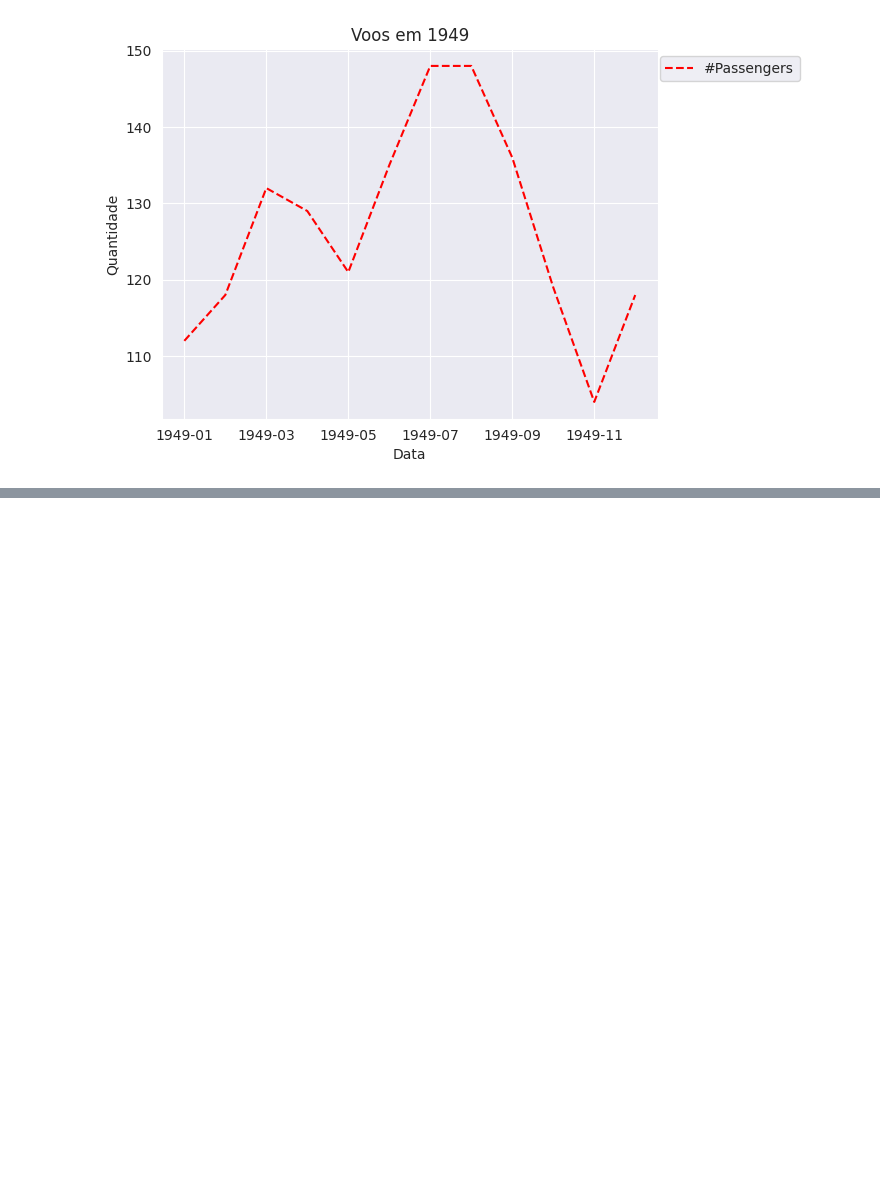
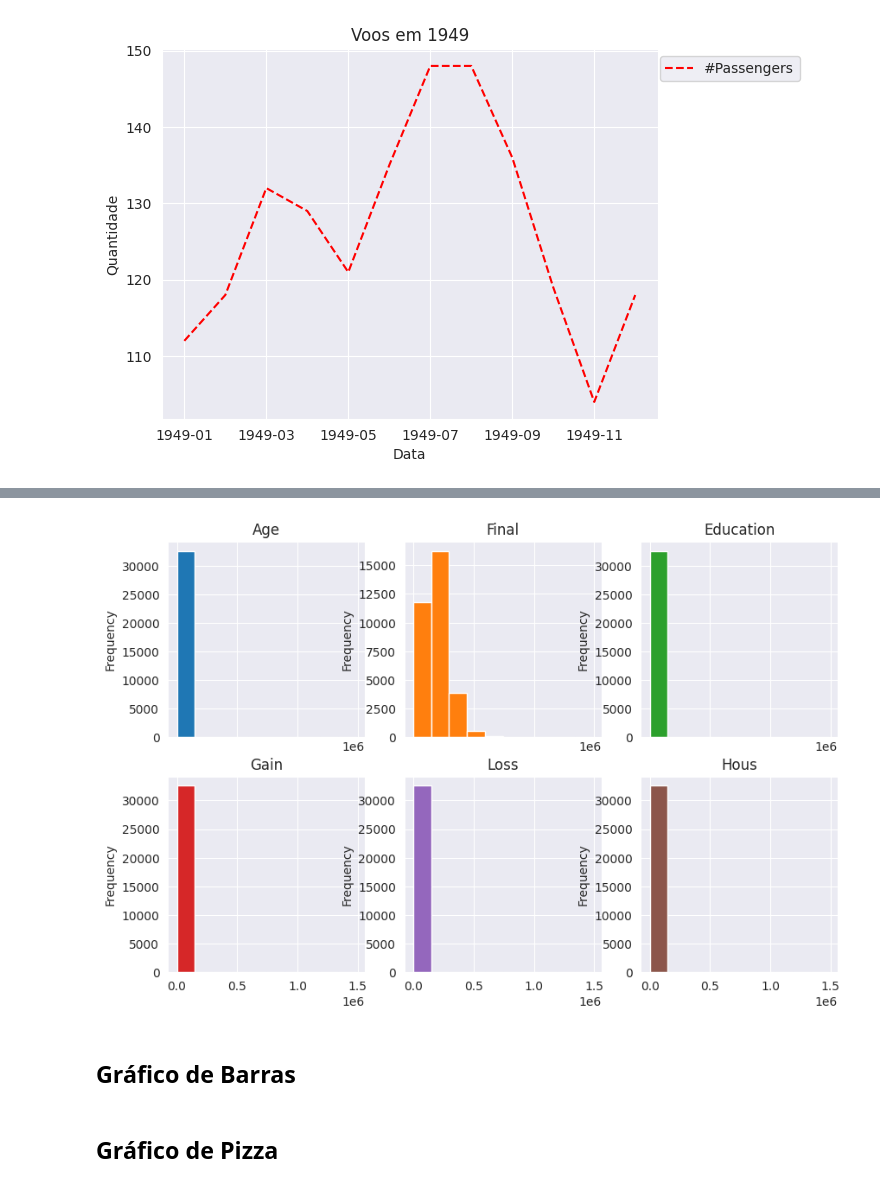
Before and after one commit to Joao-Inacio/Pandas-Descomplicado-Um-Guia-Pratico-para-Iniciantes, a Jupyter notebook: 0.3_Graficos/graficos.ipynb, the cells around one changed output, grey strips where cells are left out. Drawn from its saved outputs; the diff is of its cells as text; code cells hidden in the pictures; blank space fills up the shorter version.

Commit message:
Sub-gráficos

```diff
--- a/0.3_Graficos/graficos.ipynb
+++ b/0.3_Graficos/graficos.ipynb
@@ -73,0 +101,12 @@ df.set_index("Month").loc['1949-01': '1949-12'].plot(
+# %%
+df.plot(
+    subplots=True, layout=(3,3), figsize=(10,10),
+    title=['Age', 'Final', 'Education', 'Gain', 'Loss', 'Hous'],
+    legend=False, kind='hist'
+);
+# %% [output]
+[figure, added]
+# %% [markdown]
+## Gráfico de Barras
+# %% [markdown]
+## Gráfico de Pizza
```
Also changed, not shown: parts of 5 cells of this notebook.
